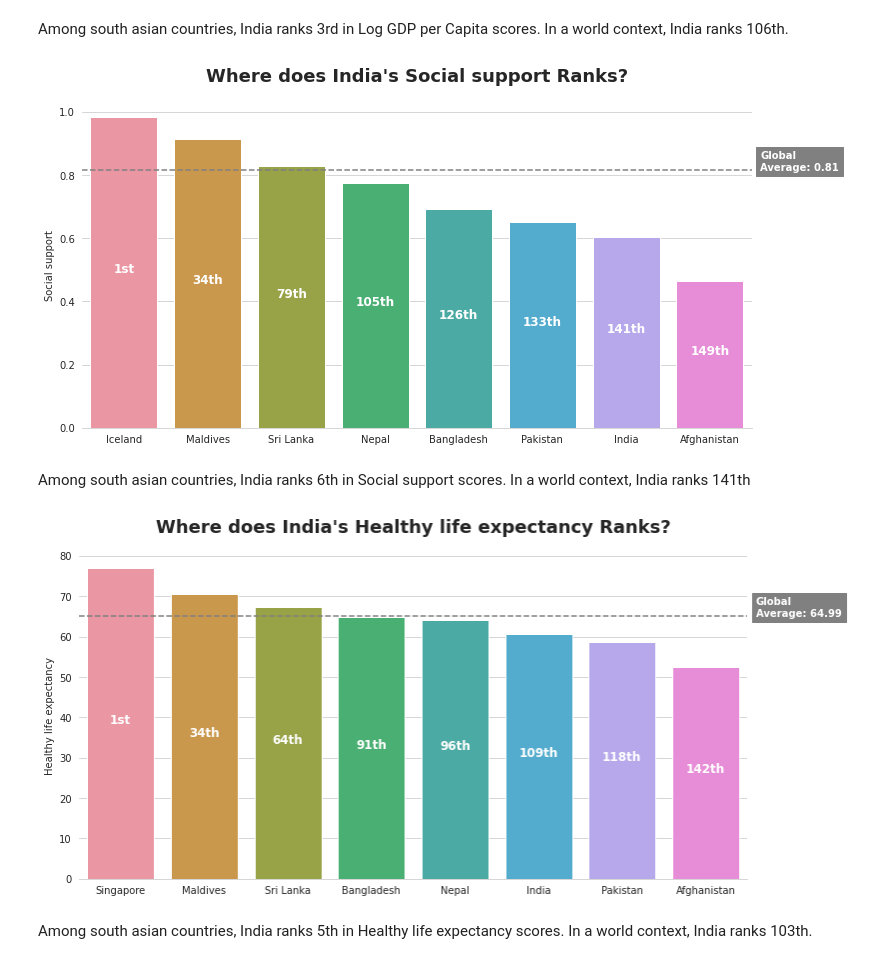
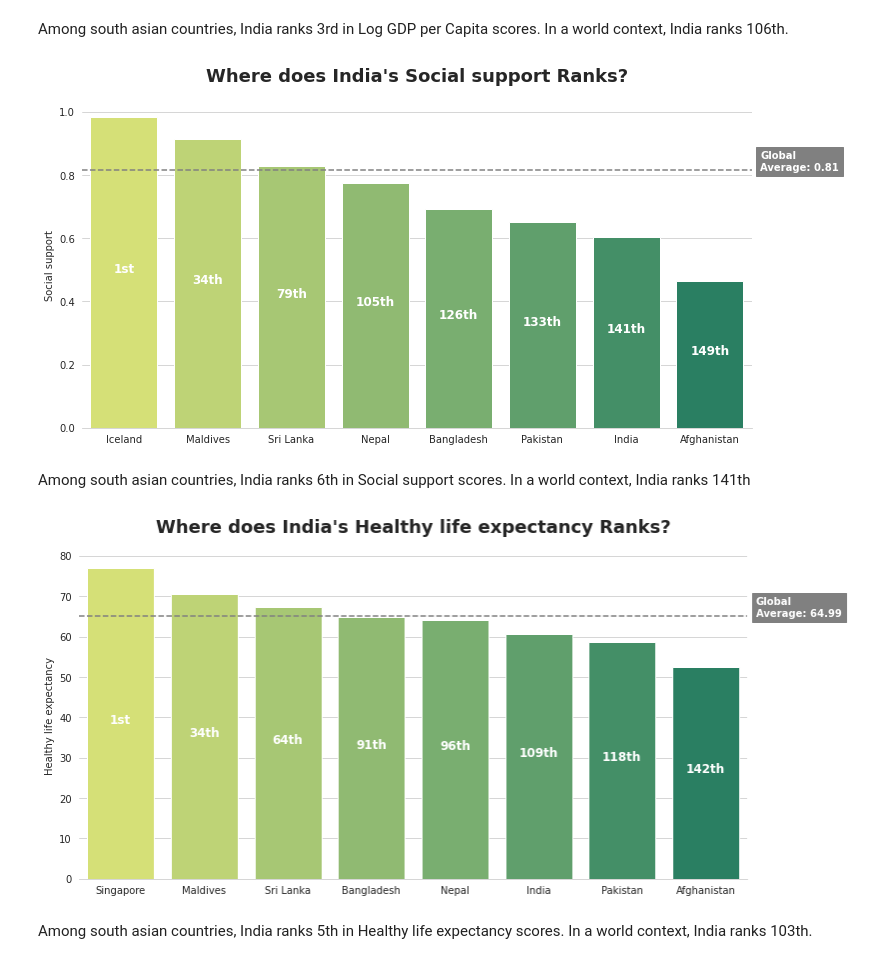
Before and after one commit to cool-neo/machine-learning, a Jupyter notebook: HappinessReport/indiahappinessreport.ipynb, the cells around one changed output. Cells and saved outputs as stored; diff of their text form; code cells hidden in the pictures.

```diff
--- a/HappinessReport/indiahappinessreport.ipynb
+++ b/HappinessReport/indiahappinessreport.ipynb
@@ -266,7 +266,7 @@ top_bottom_neighbors.drop('Regional indicator', axis=1, inplace=True)
 mean_score = happiness_report['Ladder score'].mean()
 rank = list(top_bottom_neighbors['Rank'])
 fig, ax = plt.subplots(figsize=(12, 6))
-bar = sns.barplot(x='Country name', y='Ladder score', data=top_bottom_neighbors)
+bar = sns.barplot(x='Country name', y='Ladder score', data=top_bottom_neighbors, palette='summer_r')
 sns.set_style('whitegrid')
 sns.despine(left=True)
 for i in range(1, len(top_bottom_neighbors)):
@@ -295,7 +295,7 @@ top_bottom_neighbors.drop('Regional indicator', axis=1, inplace=True)
 mean_score = happiness_report['Logged GDP per capita'].mean()
 rank = list(top_bottom_neighbors['Rank'])
 plt.figure(figsize=(12, 6))
-bar = sns.barplot(x='Country name', y='Logged GDP per capita', data=top_bottom_neighbors);
+bar = sns.barplot(x='Country name', y='Logged GDP per capita', data=top_bottom_neighbors, palette='summer_r');
 sns.set_style('whitegrid')
 sns.despine(left=True)
 for i in range(1, len(top_bottom_neighbors)):
@@ -325,7 +325,7 @@ top_bottom_neighbors.drop('Regional indicator', axis=1, inplace=True)
 mean_score = happiness_report['Social support'].mean()
 rank = list(top_bottom_neighbors['Rank'])
 plt.figure(figsize=(12, 6))
-bar = sns.barplot(x='Country name', y='Social support', data=top_bottom_neighbors);
+bar = sns.barplot(x='Country name', y='Social support', data=top_bottom_neighbors, palette='summer_r');
 sns.set_style('whitegrid')
 sns.despine(left=True)
 for i in range(1, len(top_bottom_neighbors)):
@@ -339,36 +339,36 @@ plt.title('Where does India\'s Social support Ranks?', fontsize=18, fontweight='
 plt.xlabel('')
 plt.show()
 # %% [output]
-[figure, old version]
+[figure, new version]
 # %% [markdown]
 Among south asian countries, India ranks 6th in Social support scores. In a world context, India ranks 141th
 # %%
 df_glob = happiness_report.sort_values('Healthy life expectancy', ascending=False)[['Country name', 'Healthy life expectancy', 'Regional indicator']].reset_index(drop=True)
 top = df_glob[df_glob['Healthy life expectancy'] == df_glob['Healthy life expectancy'].max()]
 neighbors = df_glob[df_glob['Regional indicator'] == 'South Asia']
 top_bottom_neighbors = pd.concat([top, neighbors], axis=0)
 top_bottom_neighbors['Rank'] = list(top_bottom_neighbors.index + 1)
 top_bottom_neighbors.reset_index(drop=True, inplace=True)
 top_bottom_neighbors.drop('Regional indicator', axis=1, inplace=True)
 
 mean_score = happiness_report['Healthy life expectancy'].mean()
 rank = list(top_bottom_neighbors['Rank'])
 plt.figure(figsize=(12, 6))
-bar = sns.barplot(x='Country name', y='Healthy life expectancy', data=top_bottom_neighbors);
+bar = sns.barplot(x='Country name', y='Healthy life expectancy', data=top_bottom_neighbors, palette='summer_r');
 sns.set_style('whitegrid')
 sns.despine(left=True)
 for i in range(1, len(top_bottom_neighbors)):
     bar.text(x=i, y=(top_bottom_neighbors['Healthy life expectancy'][i])/2, s=str(rank[i])+'th',
             fontdict=dict(color='white', fontsize=12, fontweight='bold', horizontalalignment='center'))
 bar.text(x=0, y=(top_bottom_neighbors['Healthy life expectancy'][0])/2, s=str(rank[0])+'st', fontdict=dict(color='white', fontsize=12, fontweight='bold', horizontalalignment='center'))
 bar.axhline(mean_score, color='grey', linestyle='--')
 bar.text(x=len(top_bottom_neighbors)-0.4, y = mean_score, s = 'Global\nAverage: {:.2f}'.format(mean_score),
         fontdict = dict(color='white', backgroundcolor='grey', fontsize=10, fontweight='bold'))
 plt.title('Where does India\'s Healthy life expectancy Ranks?', fontsize=18, fontweight='bold', pad=20)
 plt.xlabel('')
 plt.show()
 # %% [output]
-[figure, old version]
+[figure, new version]
 # %% [markdown]
 Among south asian countries, India ranks 5th in Healthy life expectancy scores. In a world context, India ranks 103th.
 # %%
```
Also changed, not shown: parts of 5 cells of this notebook.
